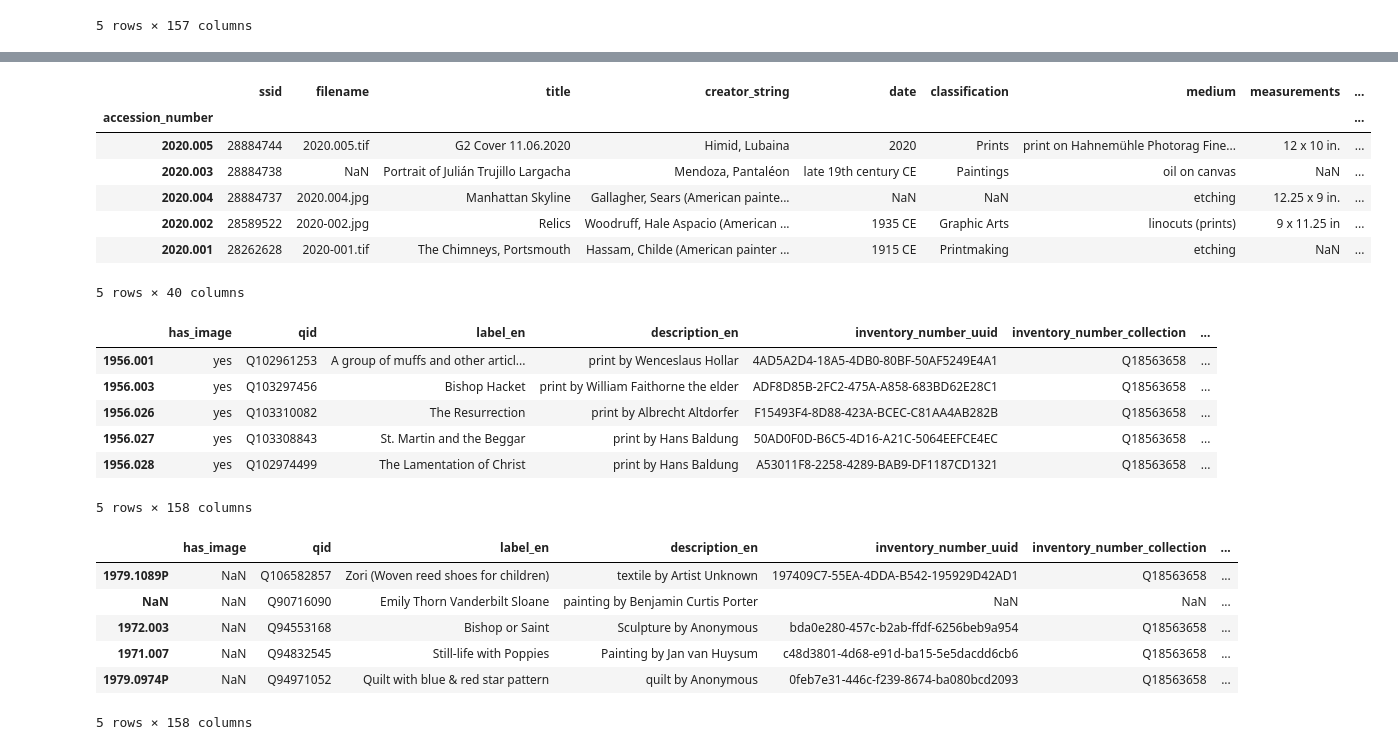
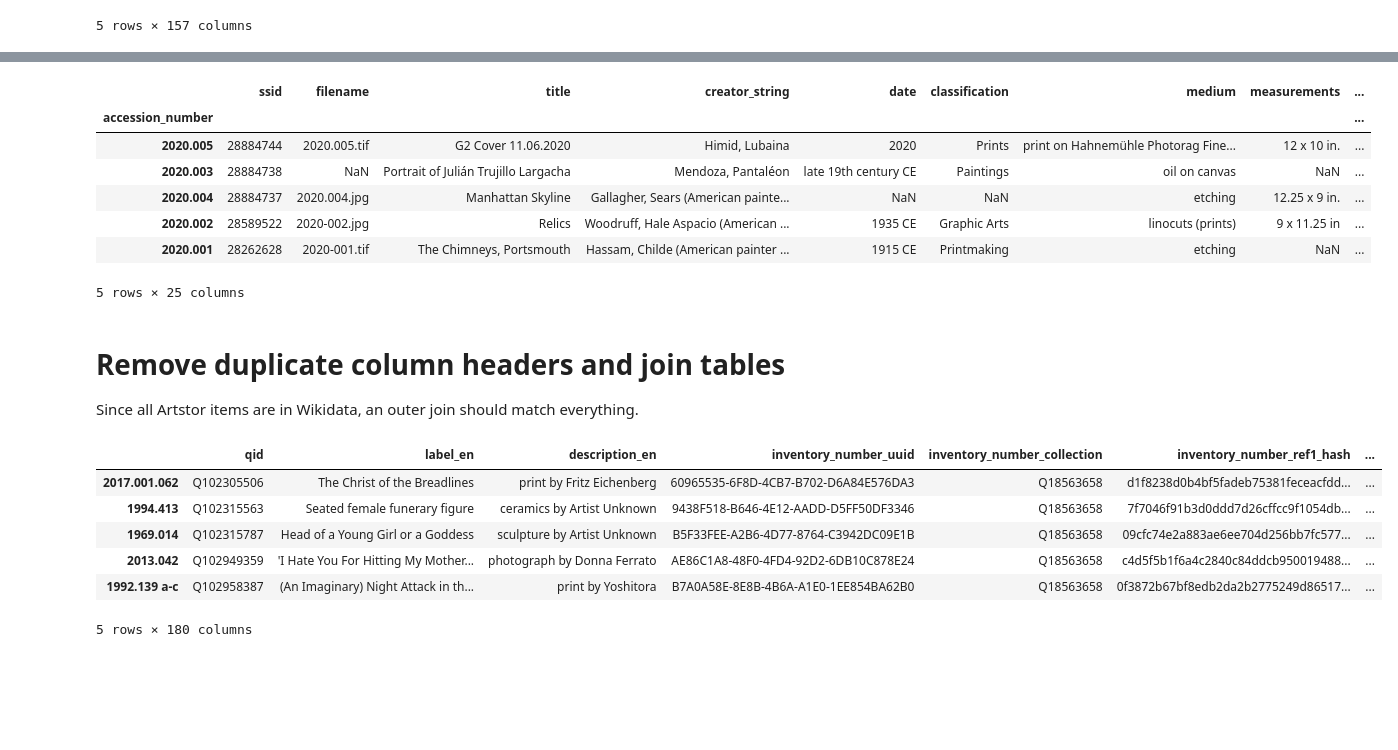
Before and after one commit to HeardLibrary/vandycite, a Jupyter notebook: gallery_works/image_reconciliation.ipynb, the cells around one changed output, grey strips where cells are left out. Cells and saved outputs as stored; diff of their text form; code cells hidden in the pictures; blank space fills up the shorter version.

```diff
--- a/gallery_works/image_reconciliation.ipynb
+++ b/gallery_works/image_reconciliation.ipynb
@@ -9,7 +11,7 @@ print(working_directory)
 # %%
 images_frame = pd.read_csv(working_directory + '/image_list_dedup.csv')
 wikidata_frame = pd.read_csv(working_directory + '/works_multiprop.csv') # generates an error saying that the columns have mixed types, but I don't see it
-artstor_frame = pd.read_csv(working_directory + '/gallery_works_acquisition4.csv')
+artstor_frame = pd.read_csv(working_directory + '/gallery_works_renamed1.csv')
 # %%
 wikidata_frame.set_index('inventory_number', inplace=True)
 wikidata_frame. head()
@@ -44,26 +46,23 @@ artstor_frame.head()
 | 2020.004 | 28884737 | 2020.004.jpg | Manhattan Skyline | Gallagher, Sears (American painte... | NaN | NaN | etching | 12.25 x 9 in. | ... |
 | 2020.002 | 28589522 | 2020-002.jpg | Relics | Woodruff, Hale Aspacio (American ... | 1935 CE | Graphic Arts | linocuts (prints) | 9 x 11.25 in | ... |
 | 2020.001 | 28262628 | 2020-001.tif | The Chimneys, Portsmouth | Hassam, Childe (American painter ... | 1915 CE | Printmaking | etching | NaN | ... |
-5 rows × 40 columns
+5 rows × 25 columns
-# %%
-result = pd.concat([images_frame, wikidata_frame], axis=1, join="outer")
-result.head()
-# %% [output]
-|  | has_image | qid | label_en | description_en | inventory_number_uuid | inventory_number_collection | ... |
-| 1956.001 | yes | Q102961253 | A group of muffs and other articl... | print by Wenceslaus Hollar | 4AD5A2D4-18A5-4DB0-80BF-50AF5249E4A1 | Q18563658 | ... |
-| 1956.003 | yes | Q103297456 | Bishop Hacket | print by William Faithorne the elder | ADF8D85B-2FC2-475A-A858-683BD62E28C1 | Q18563658 | ... |
-| 1956.026 | yes | Q103310082 | The Resurrection | print by Albrecht Altdorfer | F15493F4-8D88-423A-BCEC-C81AA4AB282B | Q18563658 | ... |
-| 1956.027 | yes | Q103308843 | St. Martin and the Beggar | print by Hans Baldung | 50AD0F0D-B6C5-4D16-A21C-5064EEFCE4EC | Q18563658 | ... |
-| 1956.028 | yes | Q102974499 | The Lamentation of Christ | print by Hans Baldung | A53011F8-2258-4289-BAB9-DF1187CD1321 | Q18563658 | ... |
-5 rows × 158 columns
-# %%
-sorted = result.sort_values(by=['has_image'])
-sorted.tail()
-# %% [output]
-|  | has_image | qid | label_en | description_en | inventory_number_uuid | inventory_number_collection | ... |
-| 1979.1089P | NaN | Q106582857 | Zori (Woven reed shoes for children) | textile by Artist Unknown | 197409C7-55EA-4DDA-B542-195929D42AD1 | Q18563658 | ... |
-| NaN | NaN | Q90716090 | Emily Thorn Vanderbilt Sloane | painting by Benjamin Curtis Porter | NaN | NaN | ... |
-| 1972.003 | NaN | Q94553168 | Bishop or Saint | Sculpture by Anonymous | bda0e280-457c-b2ab-ffdf-6256beb9a954 | Q18563658 | ... |
-| 1971.007 | NaN | Q94832545 | Still-life with Poppies | Painting by Jan van Huysum | c48d3801-4d68-e91d-ba15-5e5dacdd6cb6 | Q18563658 | ... |
-| 1979.0974P | NaN | Q94971052 | Quilt with blue & red star pattern | quilt by Anonymous | 0feb7e31-446c-f239-8674-ba080bcd2093 | Q18563658 | ... |
-5 rows × 158 columns
+# %% [markdown]
+# Remove duplicate column headers and join tables
+
+Since all Artstor items are in Wikidata, an outer join should match everything.
+# %%
+# get rid of duplicate column names
+wikidata_frame.drop('collection', axis=1, inplace=True)
+wikidata_frame.drop('title', axis=1, inplace=True)
+
+result = pd.concat([wikidata_frame, artstor_frame], axis=1, join="outer")
+result.head()
+# %% [output]
+|  | qid | label_en | description_en | inventory_number_uuid | inventory_number_collection | inventory_number_ref1_hash | ... |
+| 2017.001.062 | Q102305506 | The Christ of the Breadlines | print by Fritz Eichenberg | 60965535-6F8D-4CB7-B702-D6A84E576DA3 | Q18563658 | d1f8238d0b4bf5fadeb75381feceacfdd... | ... |
+| 1994.413 | Q102315563 | Seated female funerary figure | ceramics by Artist Unknown | 9438F518-B646-4E12-AADD-D5FF50DF3346 | Q18563658 | 7f7046f91b3d0ddd7d26cffcc9f1054db... | ... |
+| 1969.014 | Q102315787 | Head of a Young Girl or a Goddess | sculpture by Artist Unknown | B5F33FEE-A2B6-4D77-8764-C3942DC09E1B | Q18563658 | 09cfc74e2a883ae6ee704d256bb7fc577... | ... |
+| 2013.042 | Q102949359 | 'I Hate You For Hitting My Mother... | photograph by Donna Ferrato | AE86C1A8-48F0-4FD4-92D2-6DB10C878E24 | Q18563658 | c4d5f5b1f6a4c2840c84ddcb950019488... | ... |
+| 1992.139 a-c | Q102958387 | (An Imaginary) Night Attack in th... | print by Yoshitora | B7A0A58E-8E8B-4B6A-A1E0-1EE854BA62B0 | Q18563658 | 0f3872b67bf8edb2da2b2775249d86517... | ... |
+5 rows × 180 columns
```
Also changed, not shown: parts of 9 cells of this notebook, 2 other files.
